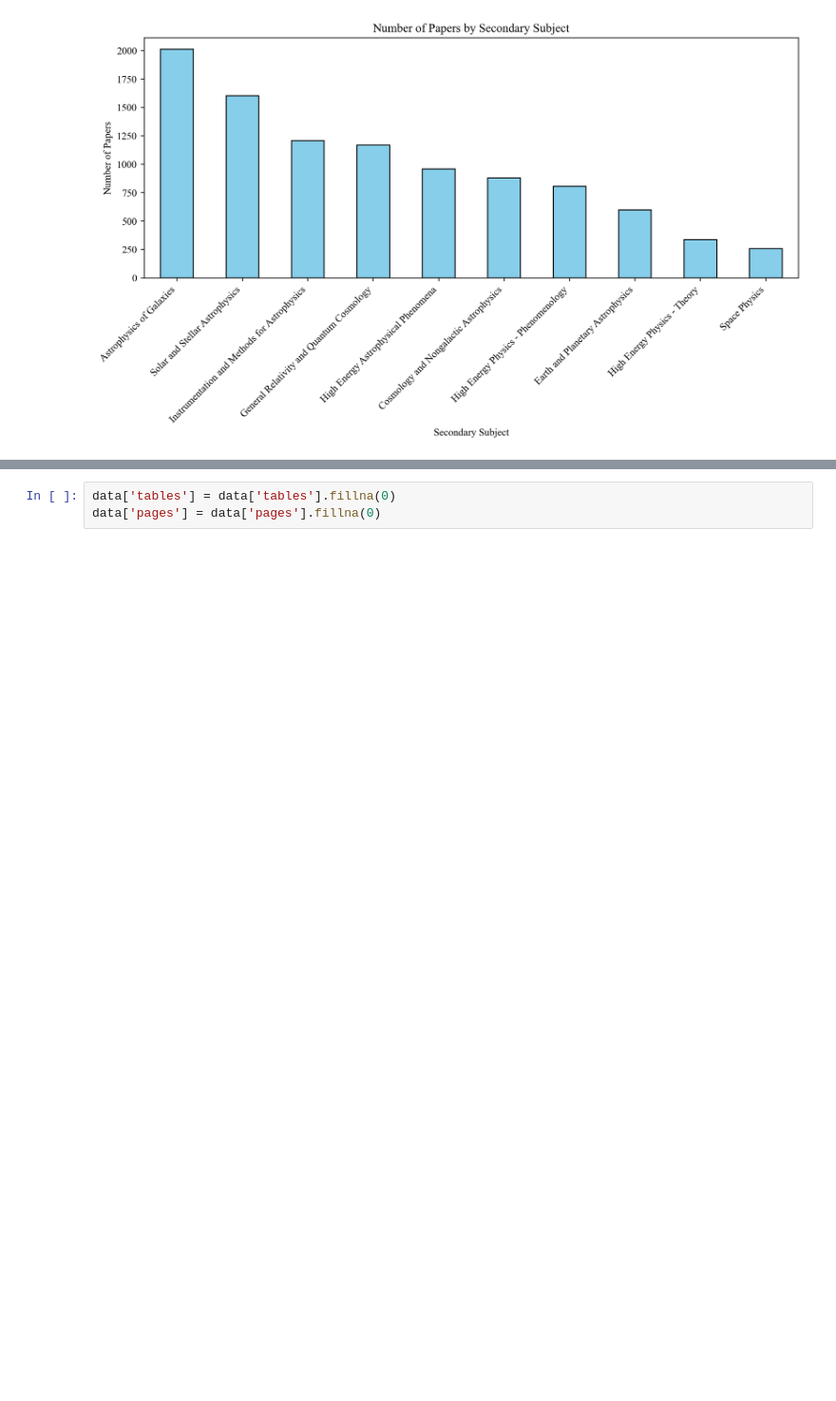
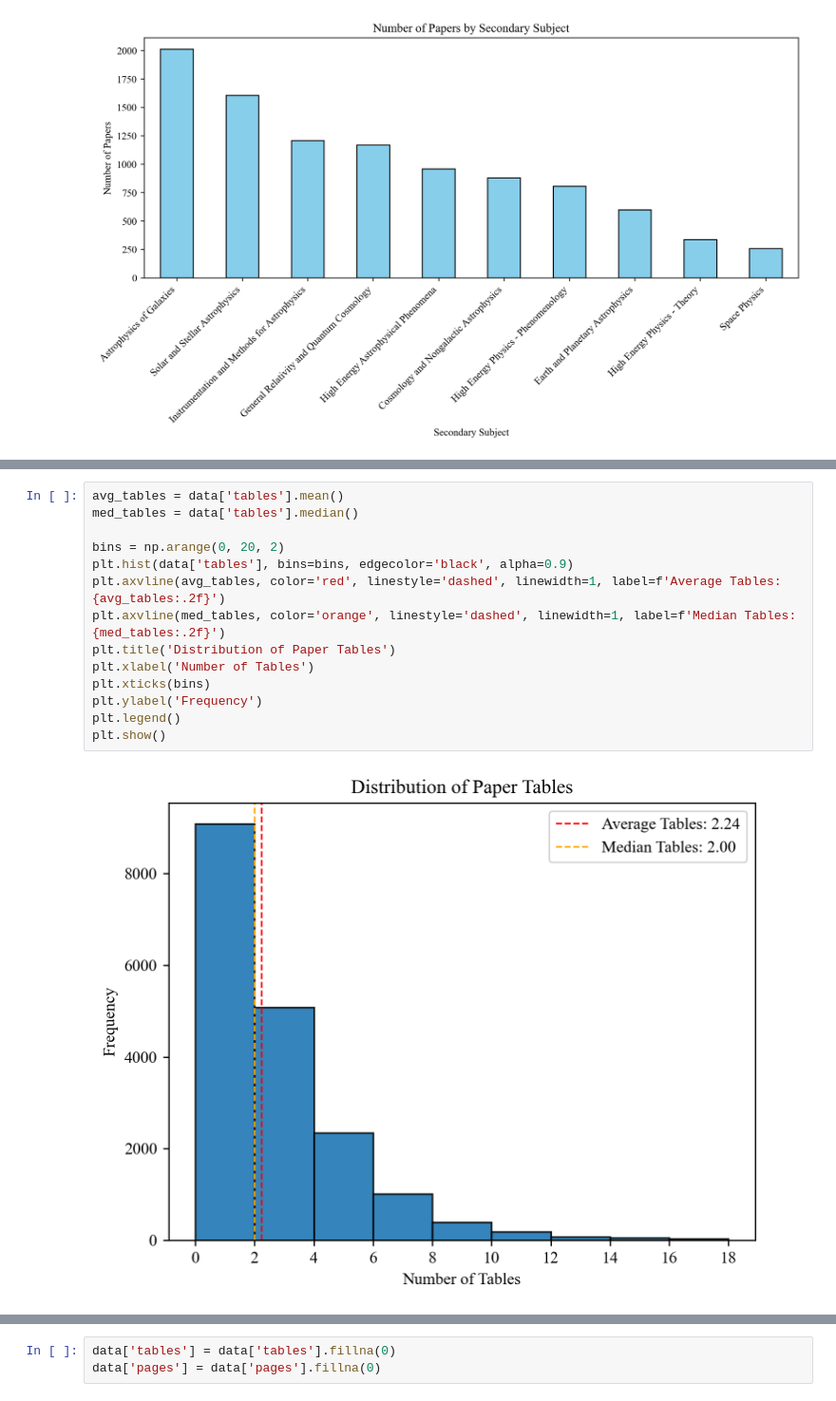
Before and after one commit to romms921/arXiver, a Jupyter notebook: analysis.ipynb, the cells around one changed output, grey strips where cells are left out. Shown at 95% size. Saved outputs shown, nothing was run; the diff lists cells and outputs as text; blank space fills up the shorter version.

```diff
--- a/analysis.ipynb
+++ b/analysis.ipynb
@@ -143,0 +150,16 @@ plt.show()
+# %%
+avg_tables = data['tables'].mean()
+med_tables = data['tables'].median()
+
+bins = np.arange(0, 20, 2)
+plt.hist(data['tables'], bins=bins, edgecolor='black', alpha=0.9)
+plt.axvline(avg_tables, color='red', linestyle='dashed', linewidth=1, label=f'Average Tables: {avg_tables:.2f}')
+plt.axvline(med_tables, color='orange', linestyle='dashed', linewidth=1, label=f'Median Tables: {med_tables:.2f}')
+plt.title('Distribution of Paper Tables')
+plt.xlabel('Number of Tables')
+plt.xticks(bins)
+plt.ylabel('Frequency')
+plt.legend()
+plt.show()
+# %% [output]
+[figure, added]
```
Also changed, not shown: parts of 6 cells of this notebook, 1 other file.
